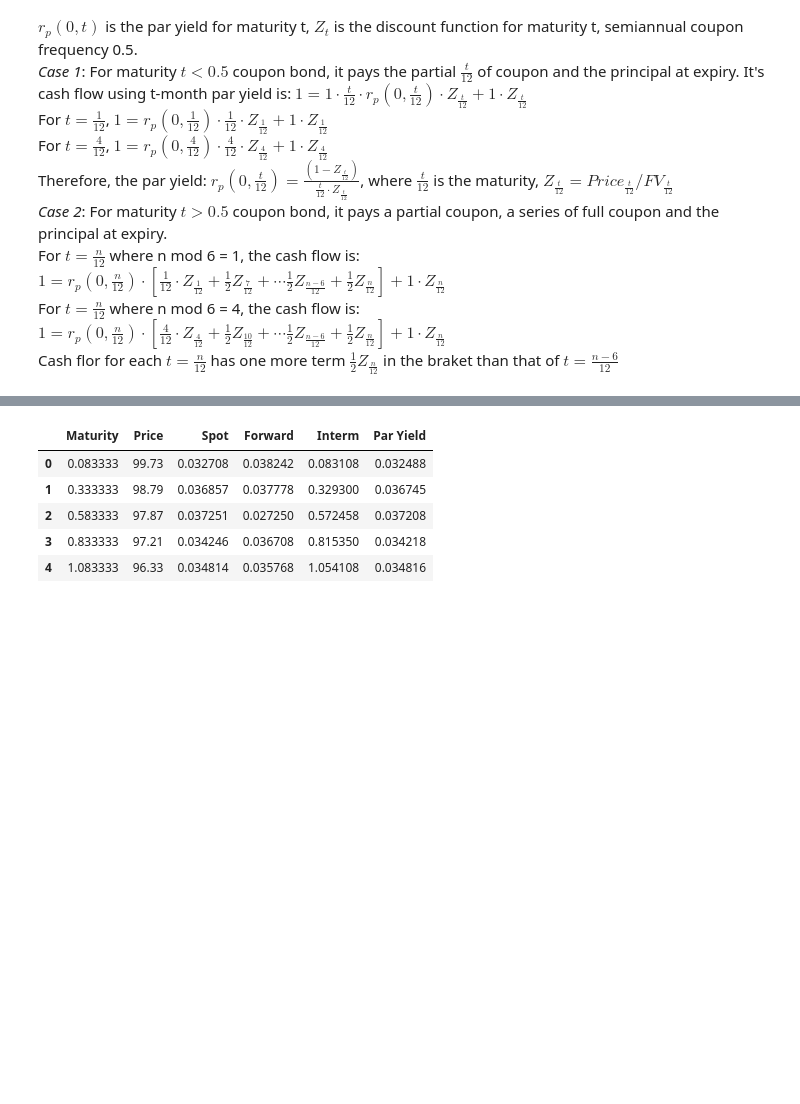
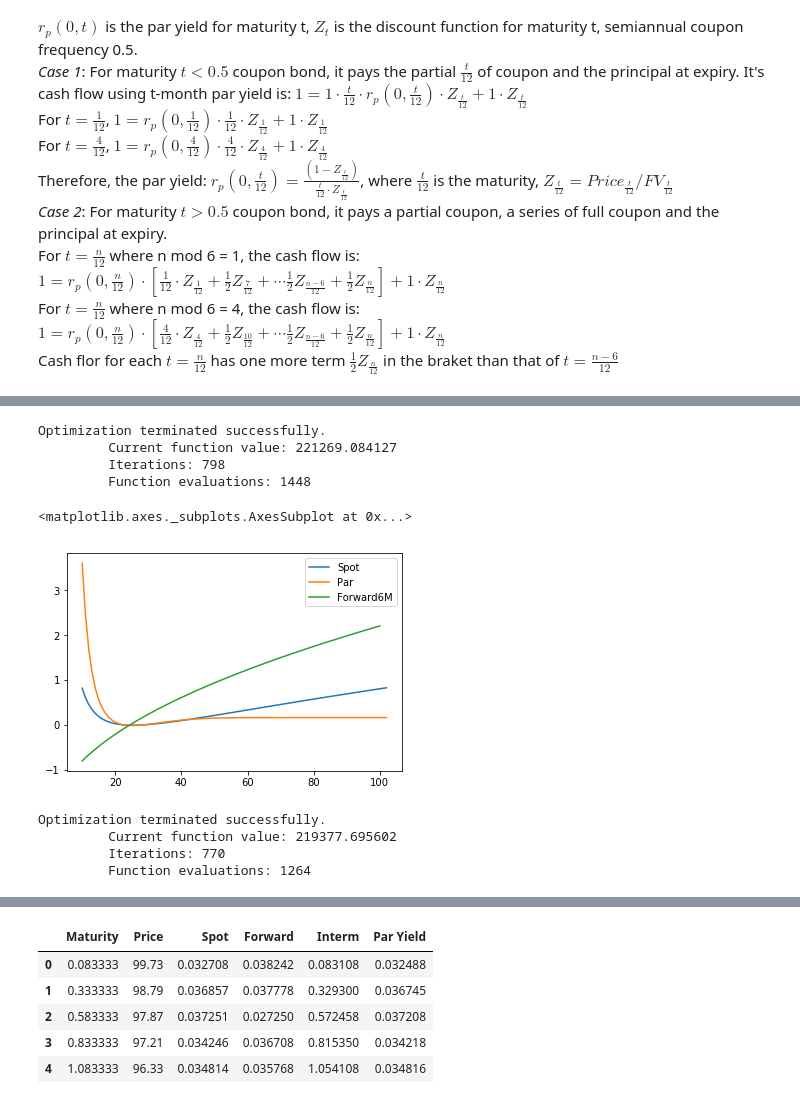
Before and after one commit to zheningliu/MFE_Projects_Summer_2018, a Jupyter notebook: 230I/230I_hw1.ipynb, the cells around one changed output, grey strips where cells are left out. Saved outputs shown, nothing was run; the diff lists cells and outputs as text; code cells hidden in the pictures; blank space fills up the shorter version.

```diff
--- a/230I/230I_hw1.ipynb
+++ b/230I/230I_hw1.ipynb
@@ -34,0 +103,22 @@ import os
+# %%
+# Nelson Siegel Estimation
+est_price_ns = bond.nelson_siegel_estimation(df['Price'], variation=True)
+# %% [output]
+Optimization terminated successfully.
+         Current function value: 221269.084127
+         Iterations: 798
+         Function evaluations: 1448
+# %%
+estimate_df2 = estimate_term_structure(bond, est_price_ns, ['Spot','Par','Forward6M'])
+estimate_df2.iloc[10:,:].plot()
+# %% [output]
+<matplotlib.axes._subplots.AxesSubplot at 0x...>
+[figure, added]
+# %%
+# Svensson Estimation
+est_price_s = bond.svensson_estimation(df['Price'])
+# %% [output]
+Optimization terminated successfully.
+         Current function value: 219377.695602
+         Iterations: 770
+         Function evaluations: 1264
```
Also changed, not shown: parts of 16 cells of this notebook, 1 other file.
